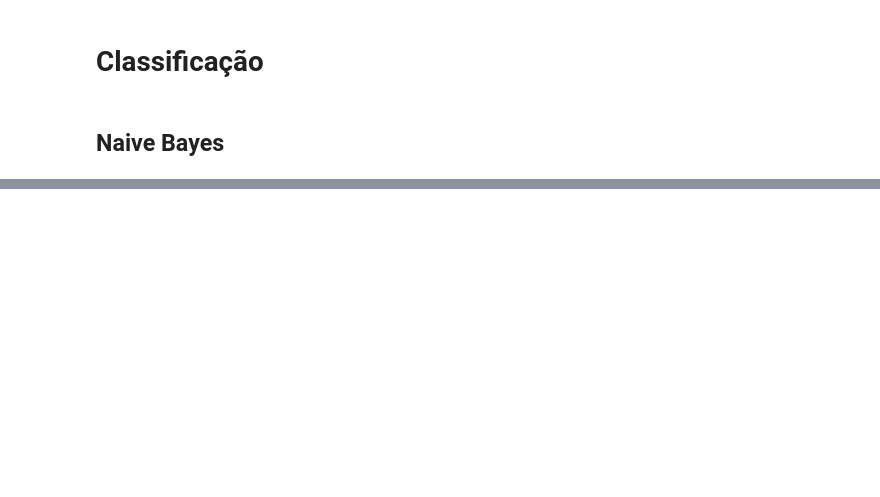
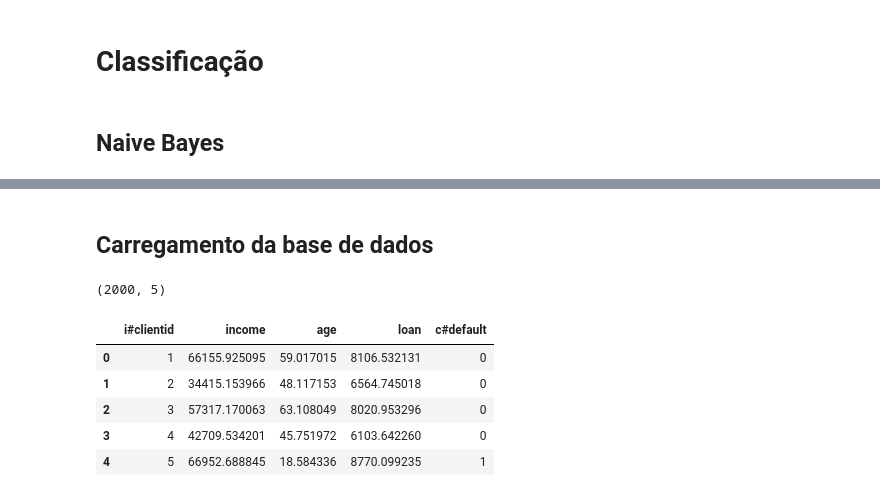
Before and after one commit to AdrianoR85/Estatistica-para-Machine-Learning, a Jupyter notebook: Classificação.ipynb, the cells around one changed output, grey strips where cells are left out. Drawn from its saved outputs; the diff is of its cells as text; code cells hidden in the pictures; blank space fills up the shorter version.

```diff
--- a/Classificação.ipynb
+++ b/Classificação.ipynb
@@ -80 +101,3 @@ Não é ideal para:
 ![image.png](embedded-picture-1)
+# %% [markdown]
+## Carregamento da base de dados
@@ -80,0 +113,13 @@ Não é ideal para:
+# %%
+dataset.shape
+# %% [output]
+(2000, 5)
+# %%
+dataset.head()
+# %% [output]
+|  | i#clientid | income | age | loan | c#default |
+| 0 | 1 | 66155.925095 | 59.017015 | 8106.532131 | 0 |
+| 1 | 2 | 34415.153966 | 48.117153 | 6564.745018 | 0 |
+| 2 | 3 | 57317.170063 | 63.108049 | 8020.953296 | 0 |
+| 3 | 4 | 42709.534201 | 45.751972 | 6103.642260 | 0 |
+| 4 | 5 | 66952.688845 | 18.584336 | 8770.099235 | 1 |
```
Also changed, not shown: parts of 34 cells of this notebook.
